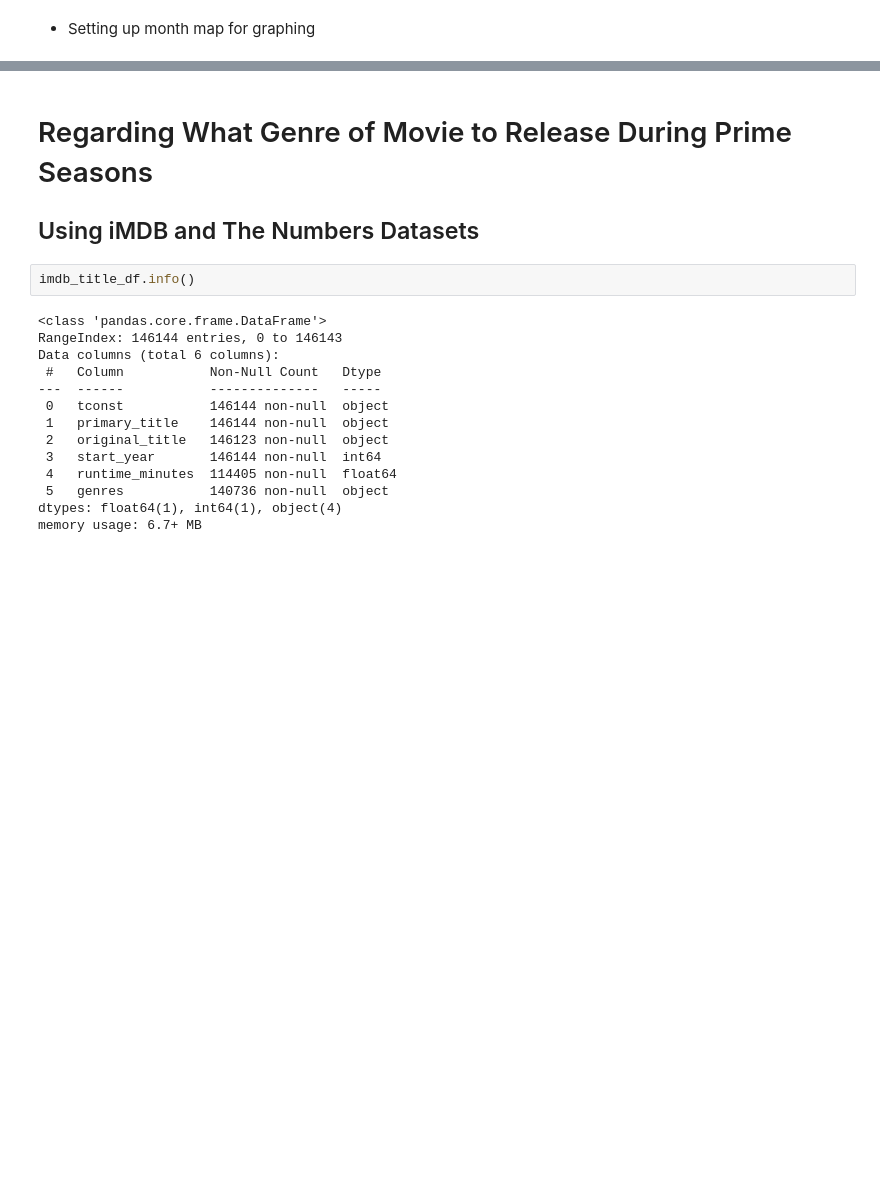
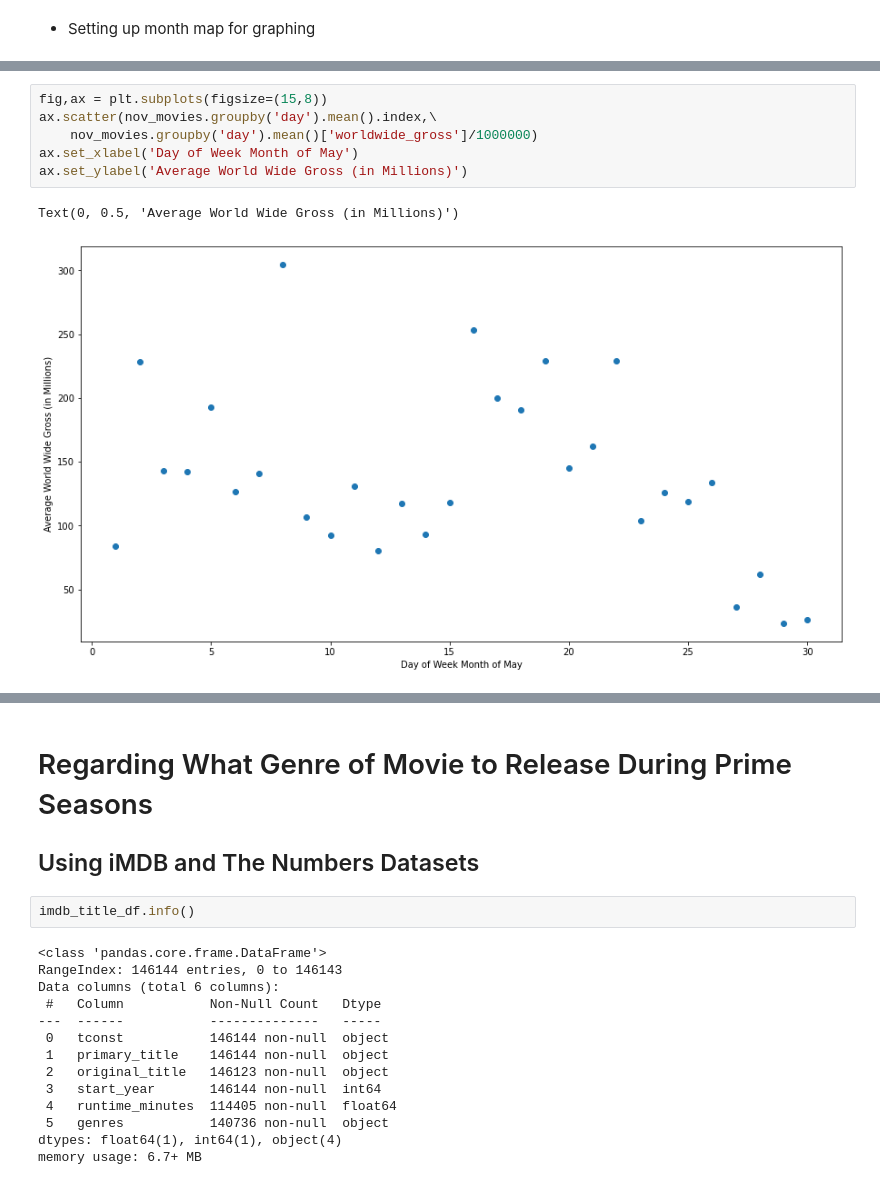
Before and after one commit to JCherryA050/phase_1_project, a Jupyter notebook: working_notebooks/project_notebook_ajc.ipynb, the cells around one changed output, grey strips where cells are left out. Cells and saved outputs as stored; diff of their text form; blank space fills up the shorter version.

```diff
--- a/working_notebooks/project_notebook_ajc.ipynb
+++ b/working_notebooks/project_notebook_ajc.ipynb
@@ -117,0 +150,9 @@ This plot of the net prifits of films released after 1960 shows the total net pr
+# %%
+fig,ax = plt.subplots(figsize=(15,8))
+ax.scatter(nov_movies.groupby('day').mean().index,\
+    nov_movies.groupby('day').mean()['worldwide_gross']/1000000)
+ax.set_xlabel('Day of Week Month of May')
+ax.set_ylabel('Average World Wide Gross (in Millions)')
+# %% [output]
+Text(0, 0.5, 'Average World Wide Gross (in Millions)')
+[figure, added]
```
Also changed, not shown: parts of 31 cells of this notebook, 4 other files.
